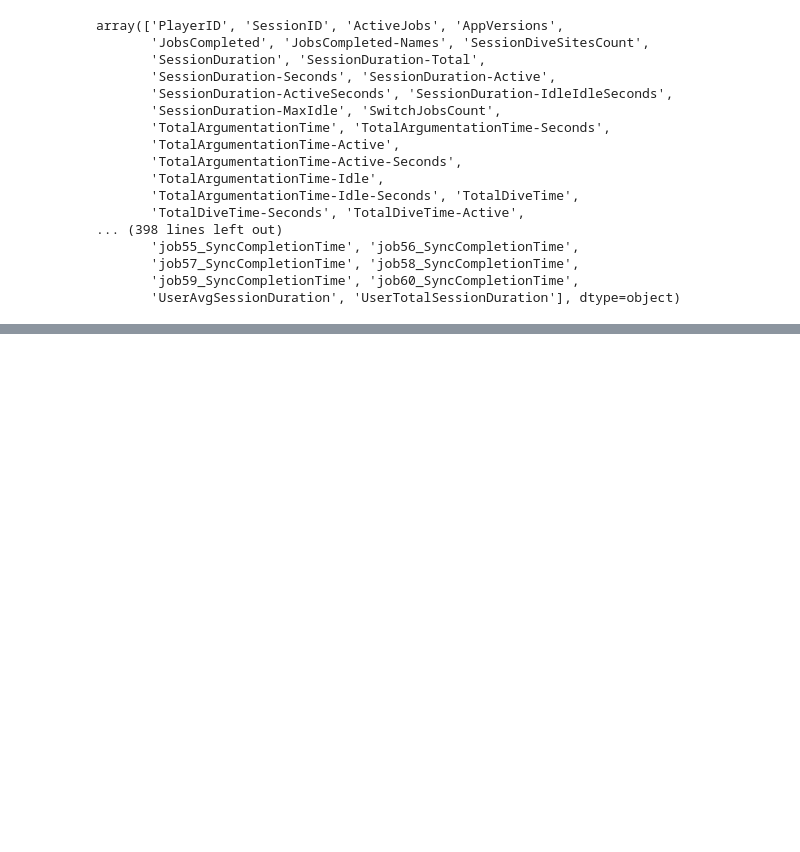
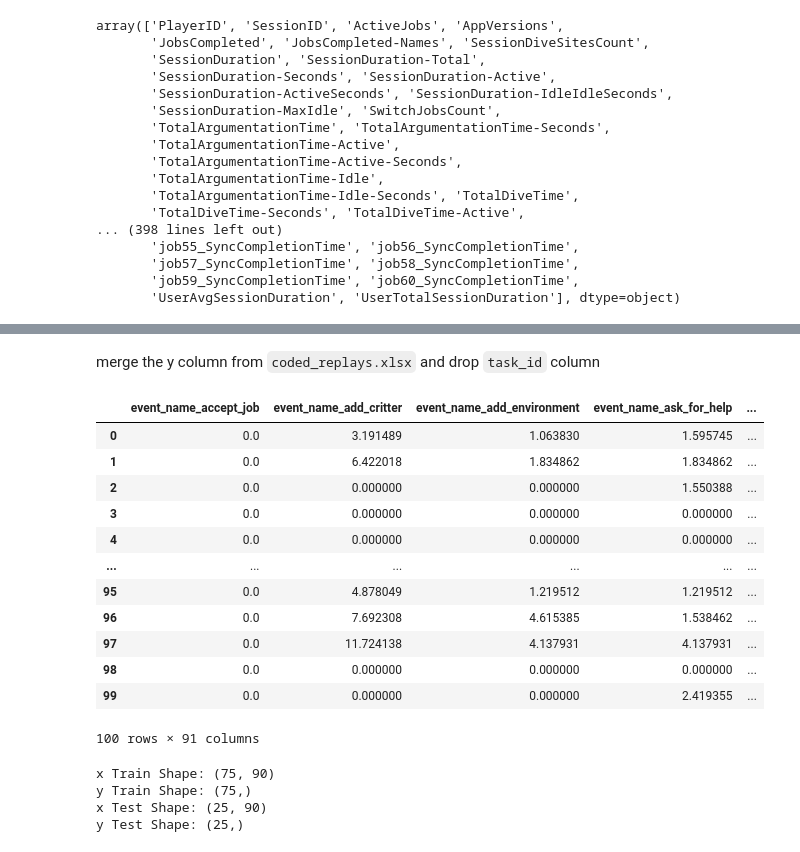
Before and after one commit to opengamedata/ogd-autocoder, a Jupyter notebook: raw_eda.ipynb, the cells around one changed output, grey strips where cells are left out. Saved outputs shown, nothing was run; the diff lists cells and outputs as text; code cells hidden in the pictures; blank space fills up the shorter version.

```diff
--- a/raw_eda.ipynb
+++ b/raw_eda.ipynb
@@ -383,0 +413,3 @@ fig.show()
+# %%
+clean_1hot_df = pd.get_dummies(clean_df, columns=["event_name"], dtype=float)
+clean_1hot_df.head()
@@ -383,0 +426,3 @@ fig.show()
+# %%
+clean_percent_df = (clean_1hot_df.groupby(["task_id", "job_name"]).mean() * 100).reset_index()
+clean_percent_df.head()
@@ -383,0 +462,31 @@ fig.show()
+# %% [markdown]
+merge the y column from `coded_replays.xlsx` and drop `task_id` column
+# %%
+train_df = train_df.merge(text_replays_df[["task_id", "response"]], on=["task_id"]).drop(columns="task_id")
+train_df
+# %% [output]
+|  | event_name_accept_job | event_name_add_critter | event_name_add_environment | event_name_ask_for_help | ... |
+| 0 | 0.0 | 3.191489 | 1.063830 | 1.595745 | ... |
+| 1 | 0.0 | 6.422018 | 1.834862 | 1.834862 | ... |
+| 2 | 0.0 | 0.000000 | 0.000000 | 1.550388 | ... |
+| 3 | 0.0 | 0.000000 | 0.000000 | 0.000000 | ... |
+| 4 | 0.0 | 0.000000 | 0.000000 | 0.000000 | ... |
+| ... | ... | ... | ... | ... | ... |
+| 95 | 0.0 | 4.878049 | 1.219512 | 1.219512 | ... |
+| 96 | 0.0 | 7.692308 | 4.615385 | 1.538462 | ... |
+| 97 | 0.0 | 11.724138 | 4.137931 | 4.137931 | ... |
+| 98 | 0.0 | 0.000000 | 0.000000 | 0.000000 | ... |
+| 99 | 0.0 | 0.000000 | 0.000000 | 2.419355 | ... |
+100 rows × 91 columns
+# %%
+x_train, x_test, y_train, y_test = train_test_split(train_df.drop(columns="response"), train_df["response"], test_size=0.25)
+
+print ("x Train Shape: " + str(x_train.shape))
+print ("y Train Shape: " + str(y_train.shape))
+print ("x Test Shape: " + str(x_test.shape))
+print ("y Test Shape: " + str(y_test.shape))
+# %% [output]
+x Train Shape: (75, 90)
+y Train Shape: (75,)
+x Test Shape: (25, 90)
+y Test Shape: (25,)
```
Also changed, not shown: parts of 26 cells of this notebook, 1 other file.
